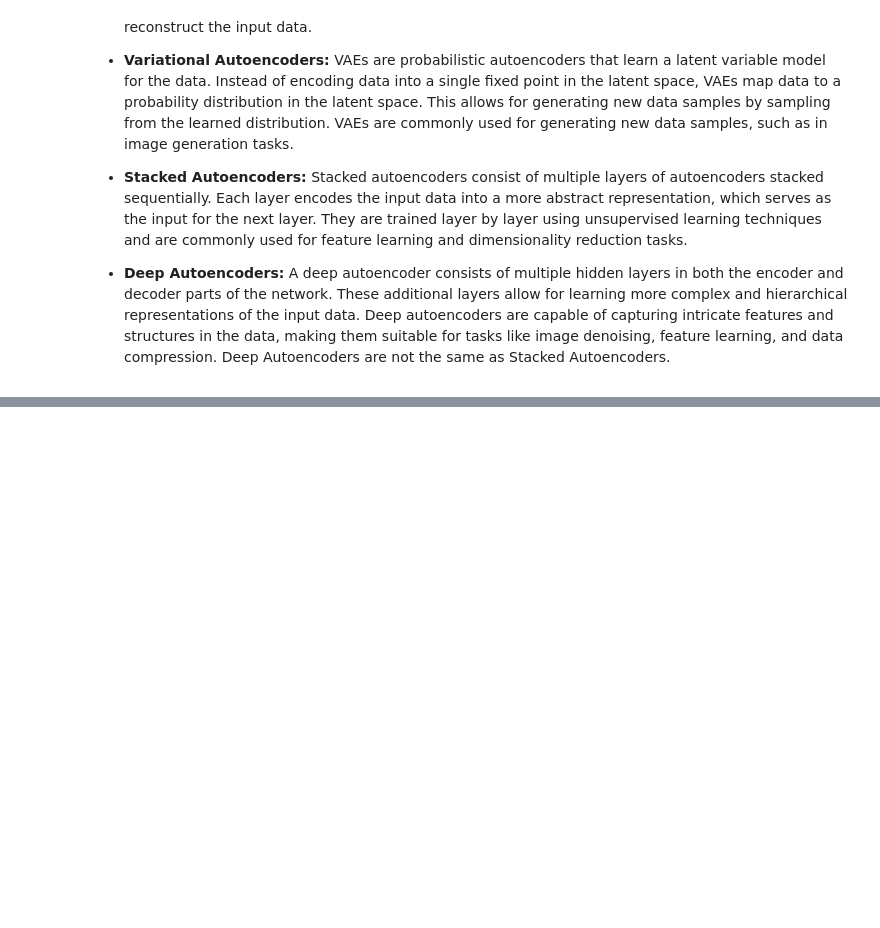
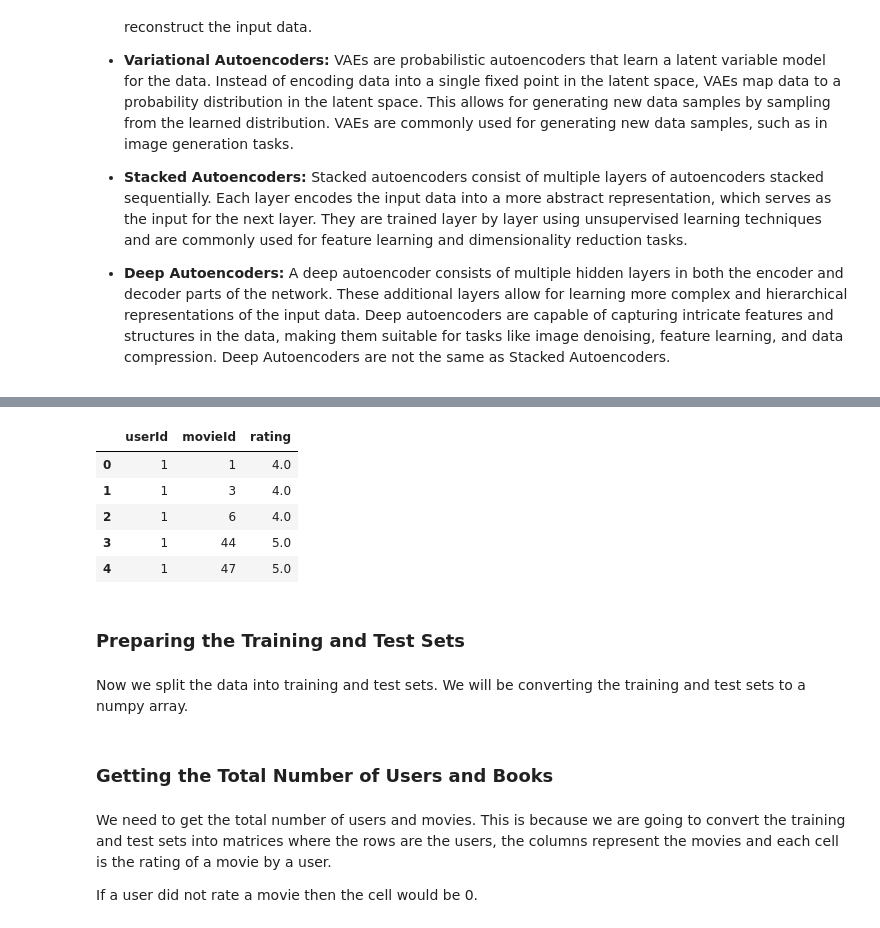
Before and after one commit to fancifulcrow/Neural-Networks-Examples, a Jupyter notebook: auto_encoders.ipynb, the cells around one changed output, grey strips where cells are left out. Cells and saved outputs as stored; diff of their text form; code cells hidden in the pictures; blank space fills up the shorter version.

```diff
--- a/auto_encoders.ipynb
+++ b/auto_encoders.ipynb
@@ -26,0 +101,13 @@ Instead of encoding data into a single fixed point in the latent space, VAEs map
+# %%
+ratings.head()
+# %% [output]
+|  | userId | movieId | rating |
+| 0 | 1 | 1 | 4.0 |
+| 1 | 1 | 3 | 4.0 |
+| 2 | 1 | 6 | 4.0 |
+| 3 | 1 | 44 | 5.0 |
+| 4 | 1 | 47 | 5.0 |
+# %% [markdown]
+### Preparing the Training and Test Sets
+# %% [markdown]
+Now we split the data into training and test sets. We will be converting the training and test sets to a numpy array.
@@ -26,0 +119,6 @@ Instead of encoding data into a single fixed point in the latent space, VAEs map
+# %% [markdown]
+### Getting the Total Number of Users and Books
+# %% [markdown]
+We need to get the total number of users and movies. This is because we are going to convert the training and test sets into matrices where the rows are the users, the columns represent the movies and each cell is the rating of a movie by a user.
+
+If a user did not rate a movie then the cell would be 0.
```
Also changed, not shown: parts of 38 cells of this notebook.
